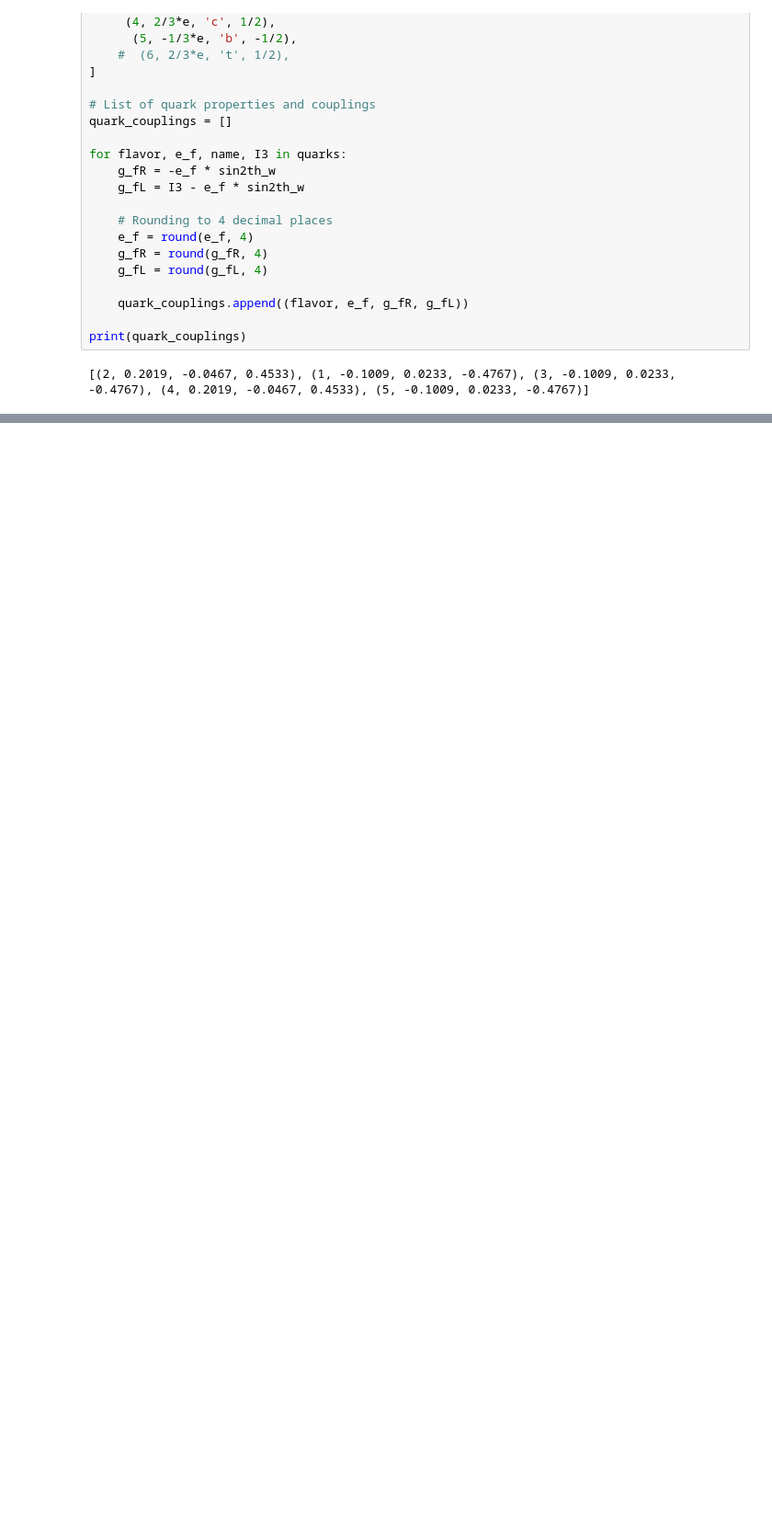
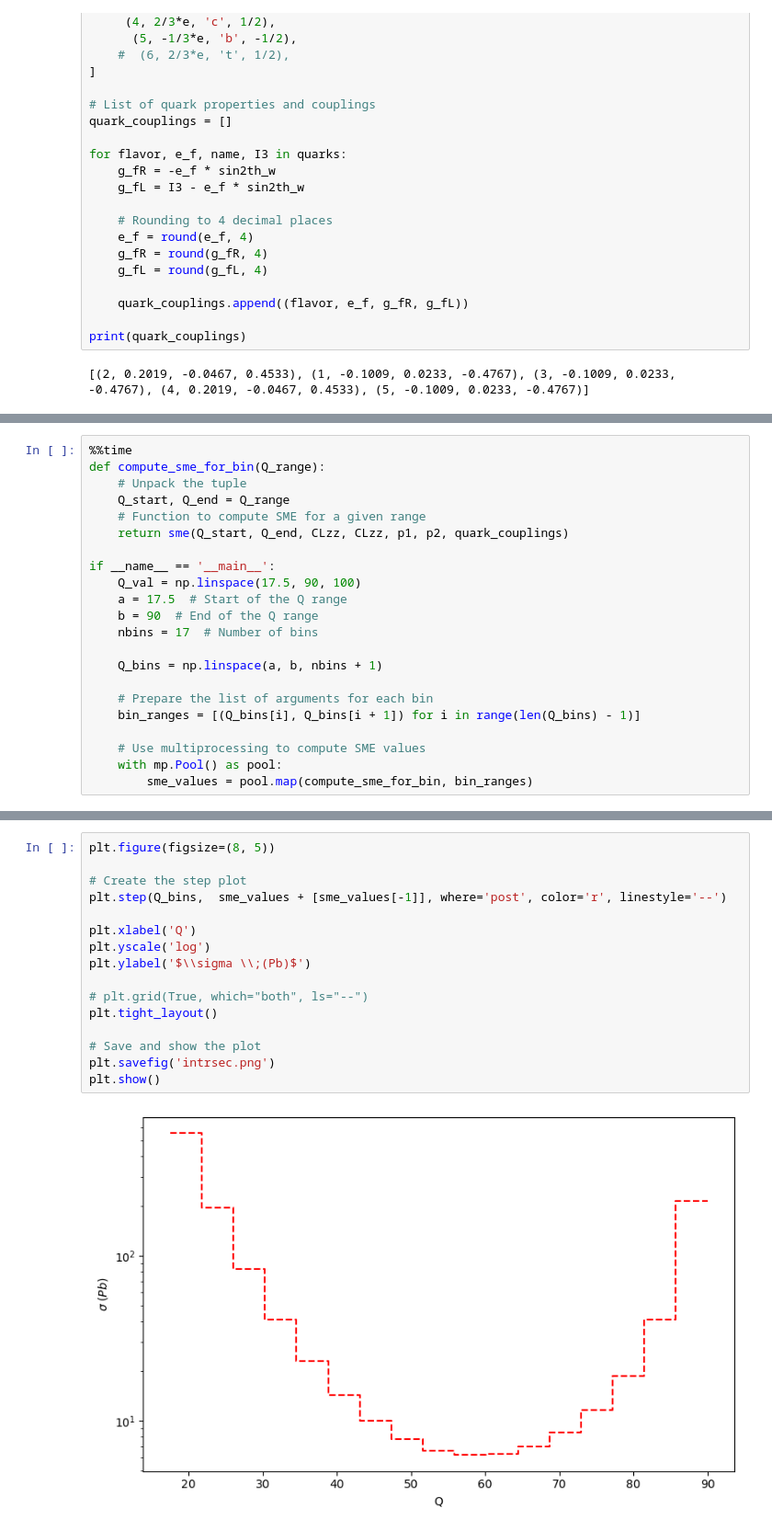
Before and after one commit to benkjor/LIV, a Jupyter notebook: cross section variation Q80/diff_Cross.ipynb, the cells around one changed output, grey strips where cells are left out. Shown at 92% size. Cells and saved outputs as stored; diff of their text form; blank space fills up the shorter version.

```diff
--- a/cross section variation Q80/diff_Cross.ipynb
+++ b/cross section variation Q80/diff_Cross.ipynb
@@ -369,0 +352,22 @@ plt.show()
+# %%
+%%time
+def compute_sme_for_bin(Q_range):
+    # Unpack the tuple
+    Q_start, Q_end = Q_range
+    # Function to compute SME for a given range
+    return sme(Q_start, Q_end, CLzz, CLzz, p1, p2, quark_couplings)
+
+if __name__ == '__main__':
+    Q_val = np.linspace(17.5, 90, 100)
+    a = 17.5  # Start of the Q range
+    b = 90  # End of the Q range
+    nbins = 17  # Number of bins
+
+    Q_bins = np.linspace(a, b, nbins + 1)
+
+    # Prepare the list of arguments for each bin
+    bin_ranges = [(Q_bins[i], Q_bins[i + 1]) for i in range(len(Q_bins) - 1)]
+
+    # Use multiprocessing to compute SME values
+    with mp.Pool() as pool:
+        sme_values = pool.map(compute_sme_for_bin, bin_ranges)
@@ -369,0 +402,18 @@ plt.show()
+# %%
+plt.figure(figsize=(8, 5))
+
+# Create the step plot
+plt.step(Q_bins,  sme_values + [sme_values[-1]], where='post', color='r', linestyle='--')
+
+plt.xlabel('Q')
+plt.yscale('log')
+plt.ylabel('$\\sigma \\;(Pb)$')
+
+# plt.grid(True, which="both", ls="--")
+plt.tight_layout()
+
+# Save and show the plot
+plt.savefig('intrsec.png')
+plt.show()
+# %% [output]
+[figure, added]
```
Also changed, not shown: parts of 22 cells of this notebook, 9 other files.
